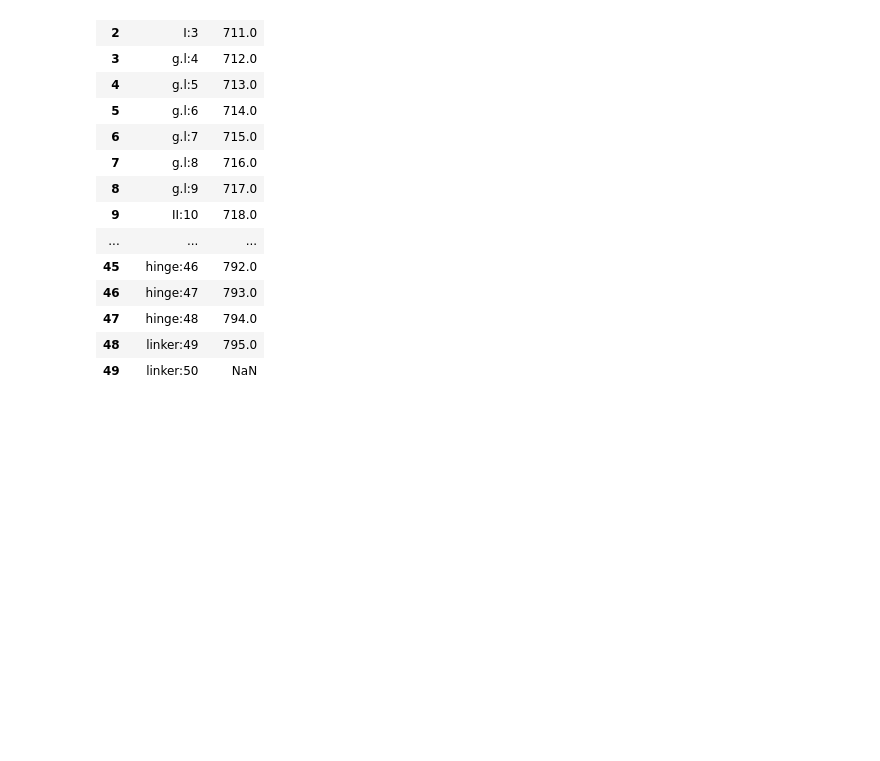
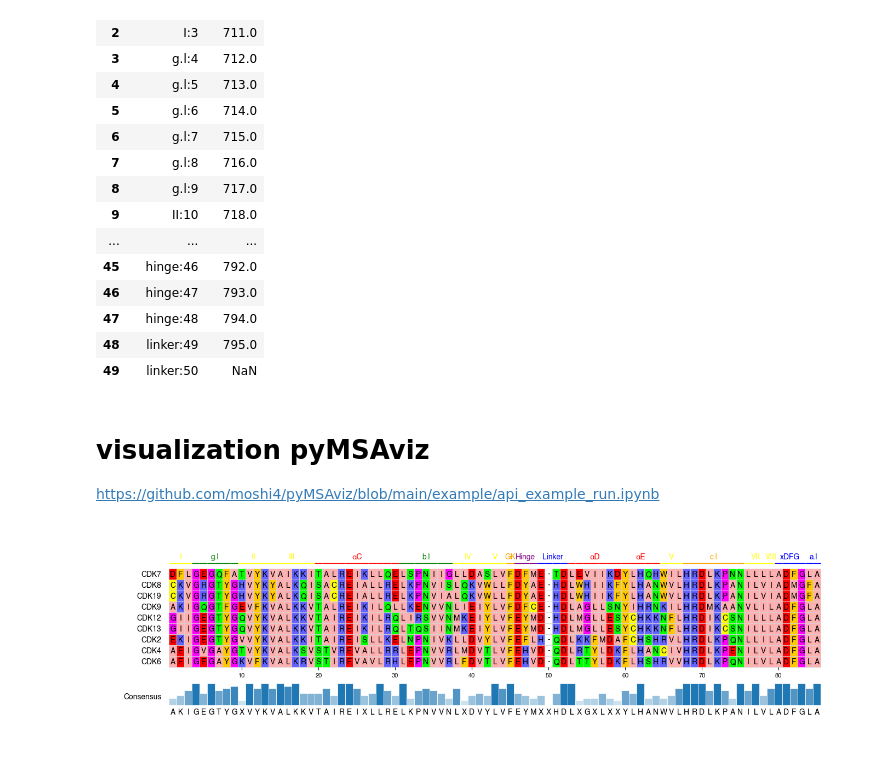
Before and after one commit to samgould2/CDK-BE-mutagenesis, a Jupyter notebook: notebooks/07_KLIFS/KLIFS_analysis.ipynb, the cells around one changed output. Drawn from its saved outputs; the diff is of its cells as text; code cells hidden in the pictures; blank space fills up the shorter version.

Commit message:
KLIFS

```diff
--- a/notebooks/07_KLIFS/KLIFS_analysis.ipynb
+++ b/notebooks/07_KLIFS/KLIFS_analysis.ipynb
@@ -188,3 +188,7 @@ klifs[:50]
 | 47 | hinge:48 | 794.0 |
 | 48 | linker:49 | 795.0 |
 | 49 | linker:50 | NaN |
+# %% [markdown]
+# visualization pyMSAviz
+
+https://github.com/moshi4/pyMSAviz/blob/main/example/api_example_run.ipynb
@@ -190,0 +214,40 @@ klifs[:50]
+# %%
+filename = f'../../source_data/16_KLIFS/KLIFS.fa'
+with open(filename, 'w') as f:
+    for i, val in enumerate(seq_list):
+        ss = ''.join(val)
+        n = cdks[i]
+
+        f.write(f">{n}\n")
+        f.write(f"{ss}\n")
+# %%
+from pymsaviz import MsaViz, get_msa_testdata
+
+#msa_file = get_msa_testdata("MRGPRG.fa")
+mv = MsaViz(f'../../source_data/16_KLIFS/KLIFS.fa', wrap_length=85, show_grid=True, show_consensus=True)
+
+
+
+mv.add_text_annotation((1, 3), "I", text_color="yellow", range_color="yellow")
+mv.add_text_annotation((4, 9), "g.l", text_color="green", range_color="green")
+mv.add_text_annotation((10, 13), "II", text_color="yellow", range_color="yellow")
+mv.add_text_annotation((14, 19), "III", text_color="yellow", range_color="yellow")
+mv.add_text_annotation((20, 30), "αC", text_color="red", range_color="red")
+mv.add_text_annotation((31, 37), "b.l", text_color="green", range_color="green")
+mv.add_text_annotation((38, 41), "IV", text_color="yellow", range_color="yellow")
+mv.add_text_annotation((42, 44), "V", text_color="yellow", range_color="yellow")
+mv.add_text_annotation((45,45), "GK", text_color="orange", range_color="orange")
+mv.add_text_annotation((46,48), "Hinge", text_color="purple", range_color="purple")
+mv.add_text_annotation((49,52), "Linker", text_color="blue", range_color="blue")
+mv.add_text_annotation((53, 59), "αD", text_color="red", range_color="red")
+mv.add_text_annotation((60, 64), "αE", text_color="red", range_color="red")
+mv.add_text_annotation((65, 67), "V", text_color="yellow", range_color="yellow")
+mv.add_text_annotation((68,75), "c.l", text_color="orange", range_color="orange")
+mv.add_text_annotation((76, 78), "VII", text_color="yellow", range_color="yellow")
+mv.add_text_annotation((79,79), "VIII", text_color="yellow", range_color="yellow")
+mv.add_text_annotation((80,83), "xDFG", text_color="blue", range_color="blue")
+mv.add_text_annotation((84,85), "a.l", text_color="blue", range_color="blue")
+
+fig = mv.plotfig()
+# %% [output]
+[figure, added]
```
Also changed, not shown: parts of 1 cell of this notebook, 1 other file.
